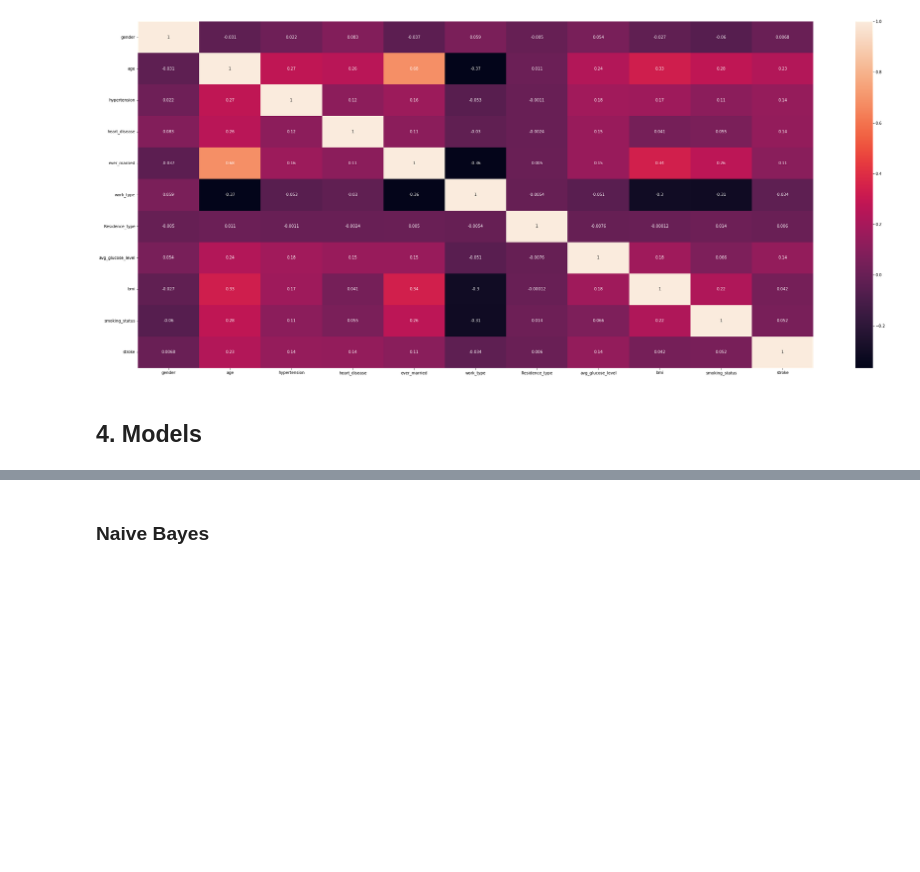
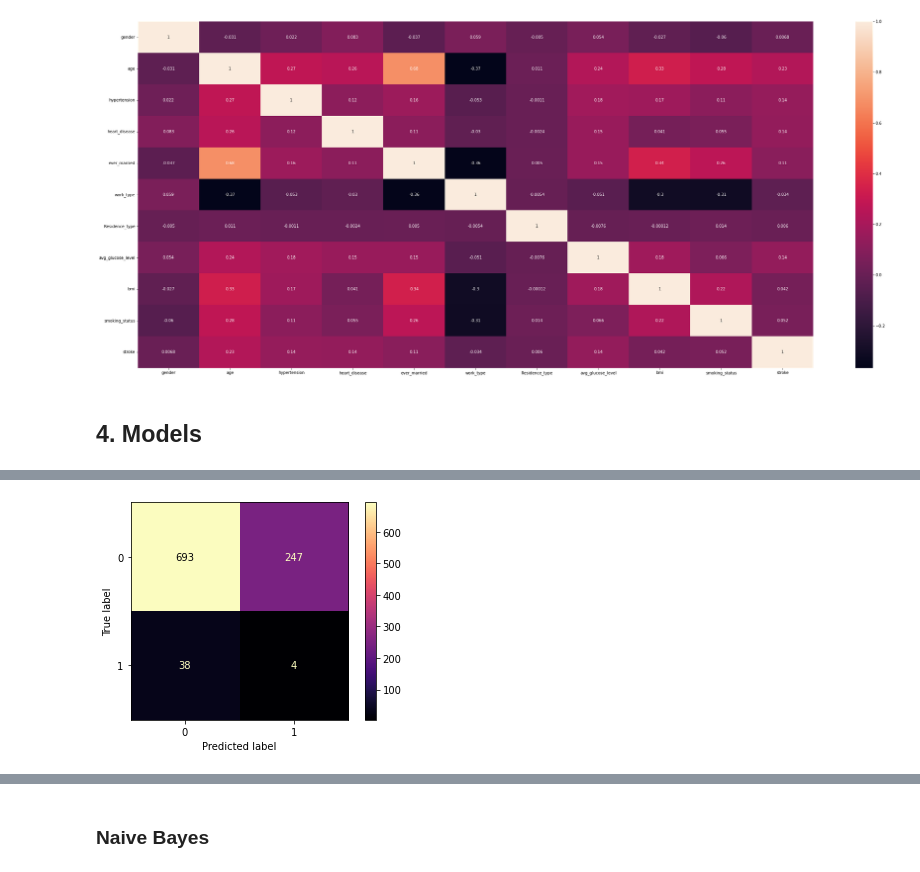
Before and after one commit to Nishatou/cs4650_capstone_bigdata, a Jupyter notebook: CS4650_Project.ipynb, the cells around one changed output, grey strips where cells are left out. Cells and saved outputs as stored; diff of their text form; code cells hidden in the pictures; blank space fills up the shorter version.

```diff
--- a/CS4650_Project.ipynb
+++ b/CS4650_Project.ipynb
@@ -186,0 +213,5 @@ def print_classification_report(yhat, y_test):
+# %%
+sm = SMOTE(random_state=2)
+X_train_smote, y_train_smote = sm.fit_resample(X_train, y_train)
+# %%
+LR_model = run_model("logistic regression", X_train_smote, y_train_smote, X_test_scaled, y_test)
@@ -186,0 +228,5 @@ def print_classification_report(yhat, y_test):
+# %%
+LR_yhat = LR_model.predict(X_test_scaled)
+display_confusion_matrix(LR_model, LR_yhat, y_test)
+# %% [output]
+[figure, added]
```
Also changed, not shown: parts of 11 cells of this notebook, 1 other file.
